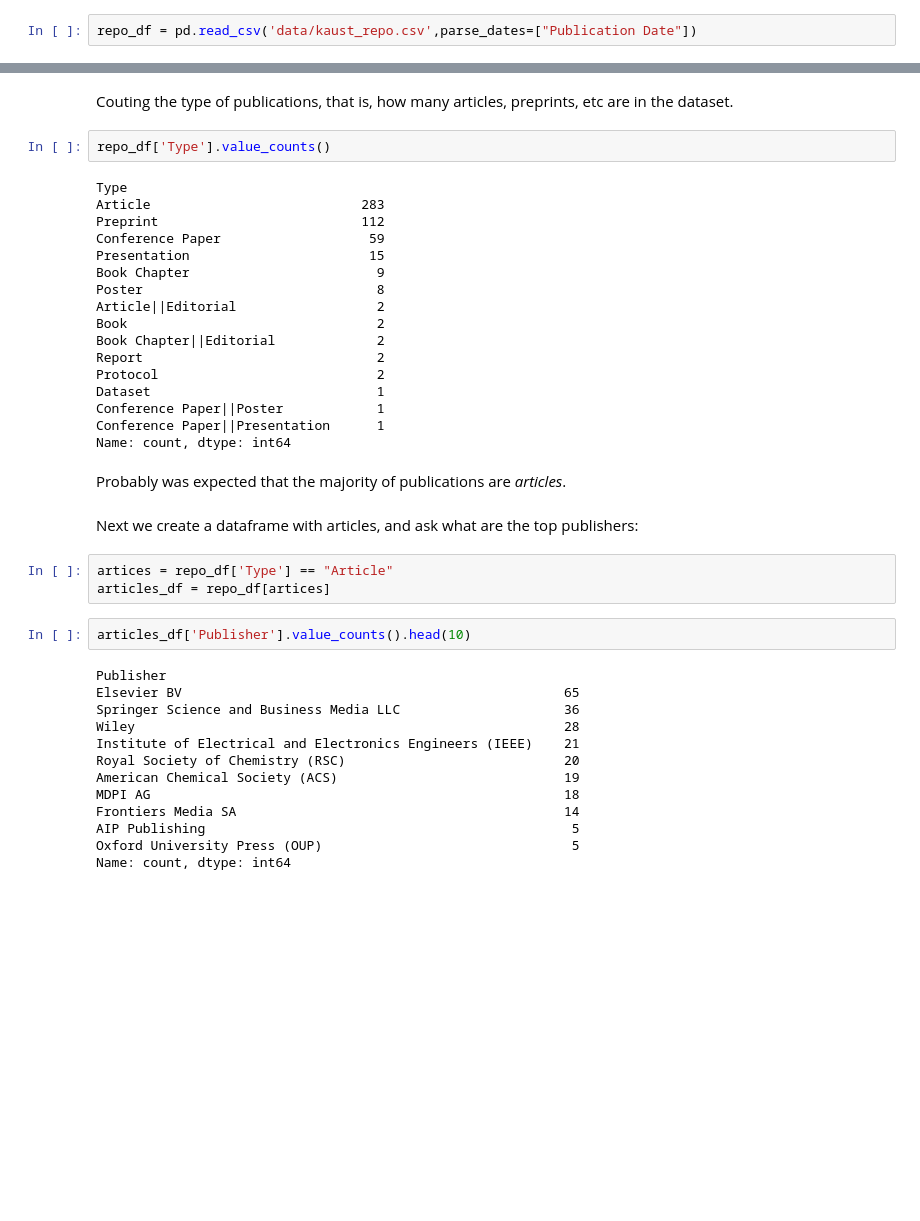
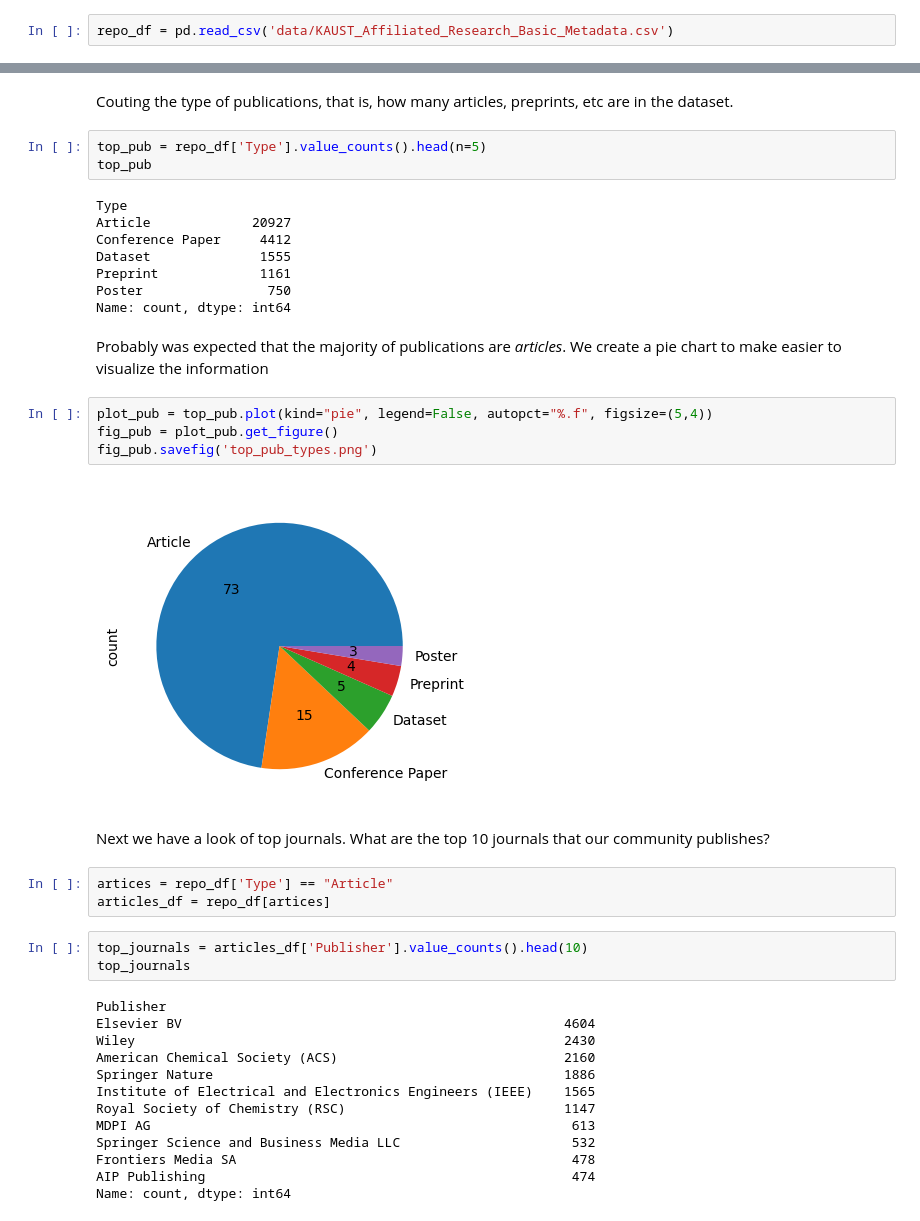
Before and after one commit to kaust-library/RepoDataset, a Jupyter notebook: repodataset.ipynb, the cells around one changed output, grey strips where cells are left out. Saved outputs shown, nothing was run; the diff lists cells and outputs as text; blank space fills up the shorter version.

Commit message:
Types and journals

```diff
--- a/repodataset.ipynb
+++ b/repodataset.ipynb
@@ -5,7 +5,7 @@ Dataset with KAUST affiliate research output.
 # %%
 import pandas as pd
 # %%
-repo_df = pd.read_csv('data/kaust_repo.csv',parse_dates=["Publication Date"])
+repo_df = pd.read_csv('data/KAUST_Affiliated_Research_Basic_Metadata.csv')
 # %%
 repo_df.head()
 # %% [output]
@@ -21,44 +25,43 @@ Remove all rows without DOI.
 ## Counting Publication Types
 # %% [markdown]
 Couting the type of publications, that is, how many articles, preprints, etc are in the dataset.
-# %%
-repo_df['Type'].value_counts()
-# %% [output]
-Type
-Article                           283
-Preprint                          112
-Conference Paper                   59
-Presentation                       15
-Book Chapter                        9
-Poster                              8
-Article||Editorial                  2
-Book                                2
-Book Chapter||Editorial             2
-Report                              2
-Protocol                            2
-Dataset                             1
-Conference Paper||Poster            1
-Conference Paper||Presentation      1
-Name: count, dtype: int64
+# %%
+top_pub = repo_df['Type'].value_counts().head(n=5)
+top_pub
+# %% [output]
+Type
+Article             20927
+Conference Paper     4412
+Dataset              1555
+Preprint             1161
+Poster                750
+Name: count, dtype: int64
 # %% [markdown]
-Probably was expected that the majority of publications are _articles_.
+Probably was expected that the majority of publications are _articles_. We create a pie chart to make easier to visualize the information
-# %% [markdown]
-Next we create a dataframe with articles, and ask what are the top publishers:
+# %%
+plot_pub = top_pub.plot(kind="pie", legend=False, autopct="%.f", figsize=(5,4))
+fig_pub = plot_pub.get_figure()
+fig_pub.savefig('top_pub_types.png')
+# %% [output]
+[figure, added]
+# %% [markdown]
+Next we have a look of top journals. What are the top 10 journals that our community publishes?
 # %%
 artices = repo_df['Type'] == "Article"
 articles_df = repo_df[artices]
 # %%
-articles_df['Publisher'].value_counts().head(10)
+top_journals = articles_df['Publisher'].value_counts().head(10)
+top_journals
 # %% [output]
 Publisher
-Elsevier BV                                                 65
-Springer Science and Business Media LLC                     36
-Wiley                                                       28
-Institute of Electrical and Electronics Engineers (IEEE)    21
-Royal Society of Chemistry (RSC)                            20
-American Chemical Society (ACS)                             19
-MDPI AG                                                     18
-Frontiers Media SA                                          14
-AIP Publishing                                               5
-Oxford University Press (OUP)                                5
+Elsevier BV                                                 4604
+Wiley                                                       2430
+American Chemical Society (ACS)                             2160
+Springer Nature                                             1886
+Institute of Electrical and Electronics Engineers (IEEE)    1565
+Royal Society of Chemistry (RSC)                            1147
+MDPI AG                                                      613
+Springer Science and Business Media LLC                      532
+Frontiers Media SA                                           478
+AIP Publishing                                               474
 Name: count, dtype: int64
```
Also changed, not shown: parts of 5 cells of this notebook.
